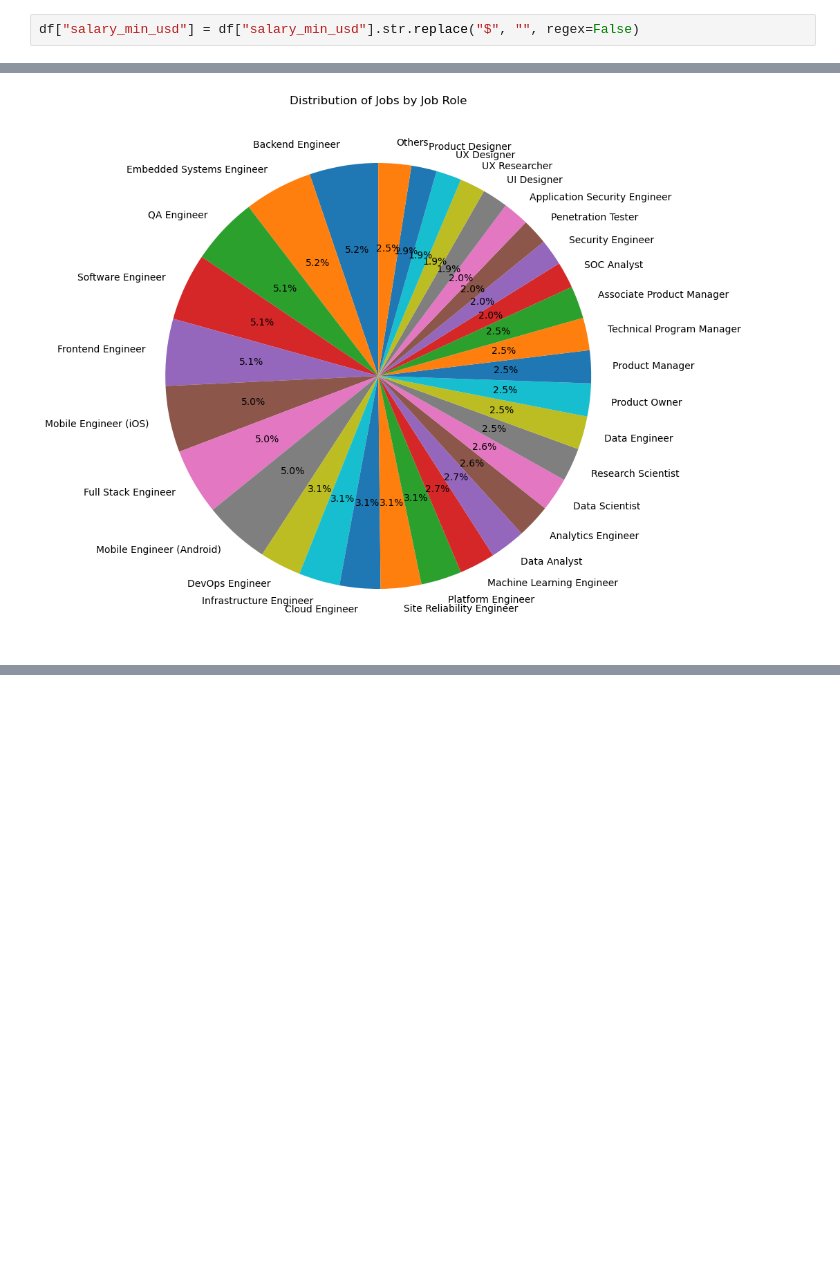
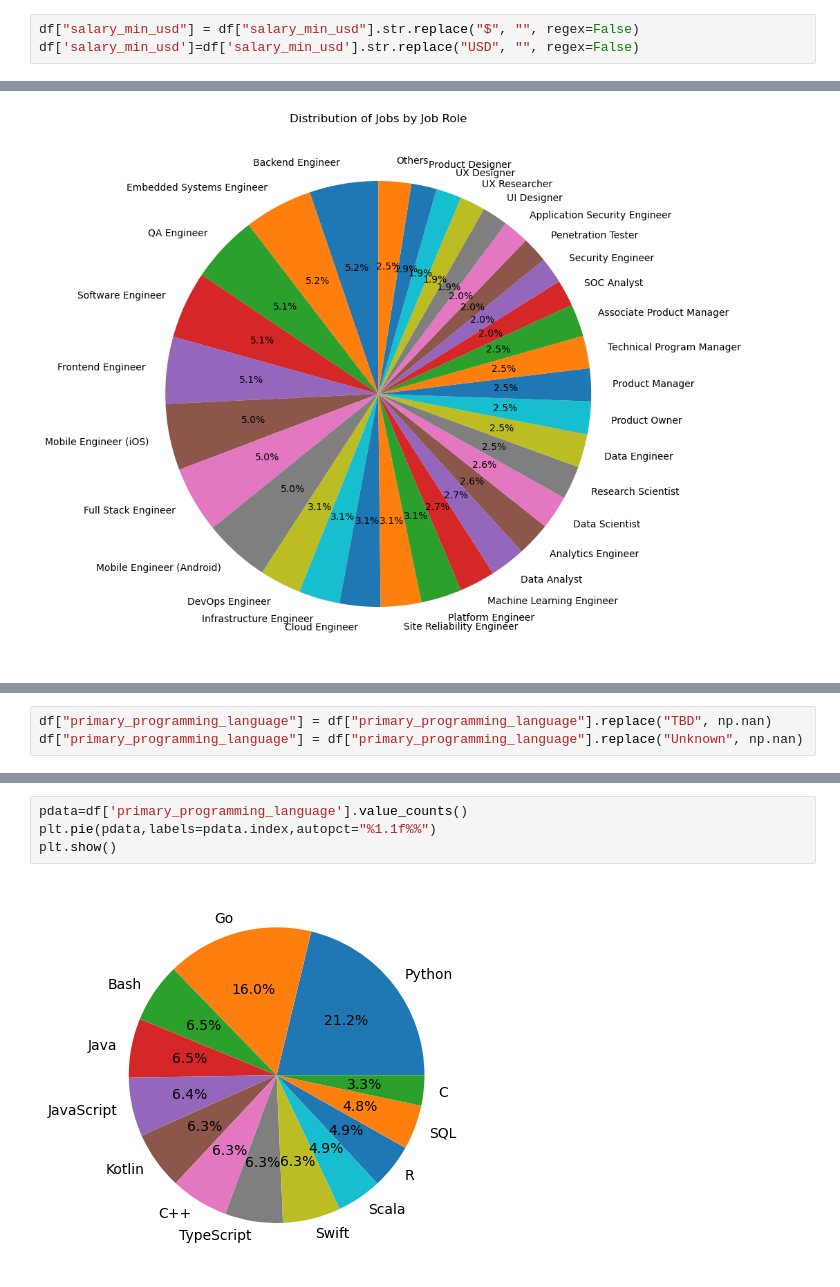
Before and after one commit to noobcoder909/task_2, a Jupyter notebook: pandas_and_seaborn.ipynb, the cells around one changed output, grey strips where cells are left out. Saved outputs shown, nothing was run; the diff lists cells and outputs as text; blank space fills up the shorter version.

```diff
--- a/pandas_and_seaborn.ipynb
+++ b/pandas_and_seaborn.ipynb
@@ -283,6 +286,7 @@ df['salary_min_usd'].dtype
 dtype('O')
 # %%
 df["salary_min_usd"] = df["salary_min_usd"].str.replace("$", "", regex=False)
+df['salary_min_usd']=df['salary_min_usd'].str.replace("USD", "", regex=False)
 # %%
 df["salary_min_usd"] = pd.to_numeric(
     df["salary_min_usd"],
@@ -564,0 +596,3 @@ plt.barh(pie_data.index,)
+# %%
+df["primary_programming_language"] = df["primary_programming_language"].replace("TBD", np.nan)
+df["primary_programming_language"] = df["primary_programming_language"].replace("Unknown", np.nan)
@@ -564,0 +617,6 @@ plt.barh(pie_data.index,)
+# %%
+pdata=df['primary_programming_language'].value_counts()
+plt.pie(pdata,labels=pdata.index,autopct="%1.1f%%")
+plt.show()
+# %% [output]
+[figure, added]
```
Also changed, not shown: parts of 6 cells of this notebook.
